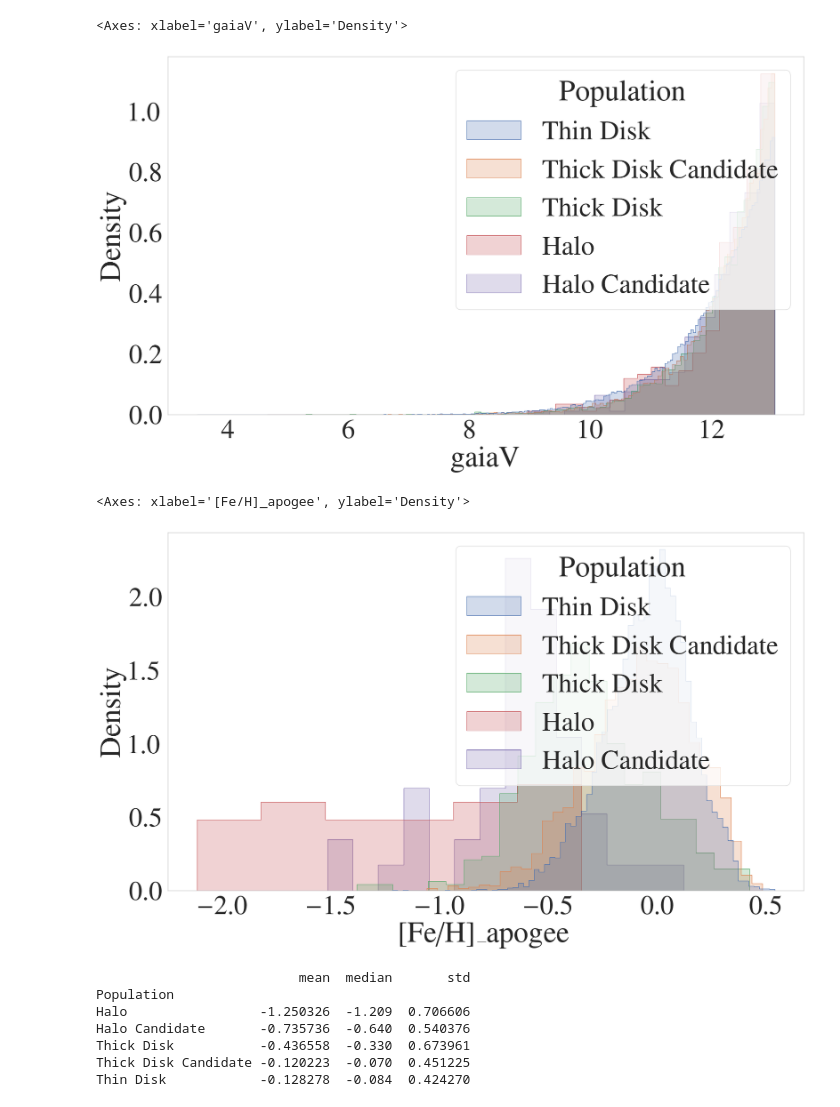
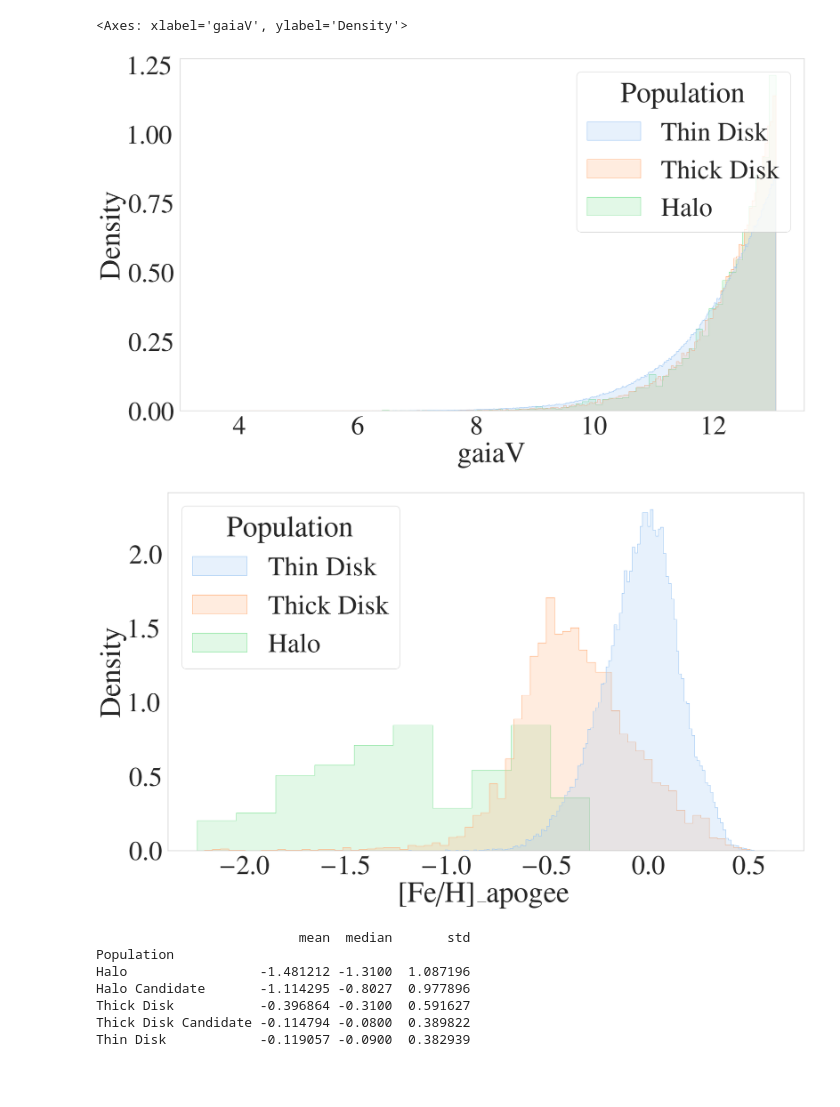
Before and after one commit to ChrisBoettner/plato, a Jupyter notebook: notebooks/04_stellar_sample.ipynb, the cells around one changed output. Saved outputs shown, nothing was run; the diff lists cells and outputs as text; code cells hidden in the pictures; blank space fills up the shorter version.

```diff
--- a/notebooks/04_stellar_sample.ipynb
+++ b/notebooks/04_stellar_sample.ipynb
@@ -13,12 +20,7 @@ set_plot_defaults()
 figure_directory = f"../figures/04_stellar_sample/{field}"
 save = False
 # %%
-data = pd.read_csv(f"../data/processed/{field}_targets.csv")
-data = classify_stars(
-    data,
-    overwrite=True,
-    return_galactic_quantities=True,
-)  # add U, V, W, UW, R, Z columns
+data = pd.read_csv(f"../data/processed/{field}_targets.csv", low_memory=False)
 
 # filter for FGK stars and remove 0 mass or radius
 data = data[data["Stellar Type"] == "FGK"]
@@ -57,6 +61,7 @@ sns.histplot(
     data=data,
     x="gaiaV",
     hue="Population",
+    hue_order=["Thin Disk", "Thick Disk", "Halo"],
     stat="density",
     common_norm=False,
     element="step",
@@ -64,20 +69,21 @@ sns.histplot(
 )
 # %% [output]
 <Axes: xlabel='gaiaV', ylabel='Density'>
-[figure, old version]
+[figure, new version]
 # %%
-sns.histplot(
+ax = sns.histplot(
     data=data,
     x="[Fe/H]_apogee",
     hue="Population",
+    hue_order=["Thin Disk", "Thick Disk", "Halo"],
     stat="density",
     common_norm=False,
     element="step",
     common_bins=False,
 )
+sns.move_legend(ax, "upper left")
 # %% [output]
-<Axes: xlabel='[Fe/H]_apogee', ylabel='Density'>
-[figure, old version]
+[figure, new version]
 # %%
 # group by population and calculate mean and std of [Fe/H]
 feh_stats = data.groupby("Population")["[Fe/H]"].agg(["mean", "median", "std"])
@@ -85,11 +91,11 @@ print(feh_stats)
 # %% [output]
                           mean  median       std
 Population
-Halo                 -1.250326  -1.209  0.706606
-Halo Candidate       -0.735736  -0.640  0.540376
-Thick Disk           -0.436558  -0.330  0.673961
-Thick Disk Candidate -0.120223  -0.070  0.451225
-Thin Disk            -0.128278  -0.084  0.424270
+Halo                 -1.481212 -1.3100  1.087196
+Halo Candidate       -1.114295 -0.8027  0.977896
+Thick Disk           -0.396864 -0.3100  0.591627
+Thick Disk Candidate -0.114794 -0.0800  0.389822
+Thin Disk            -0.119057 -0.0900  0.382939
 # %%
 # histplot alpha/Fe
 sns.histplot(
```
Also changed, not shown: parts of 10 cells of this notebook, 3 other files.
